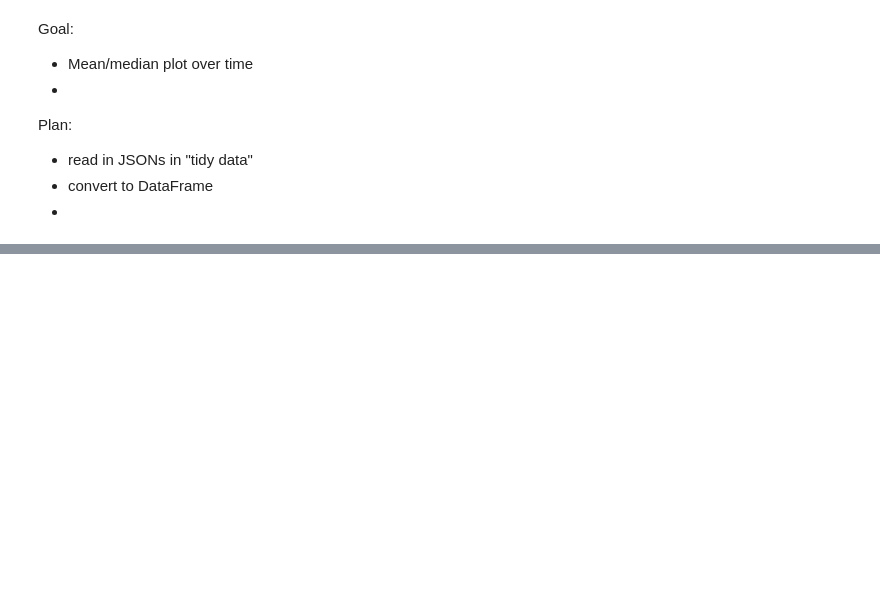
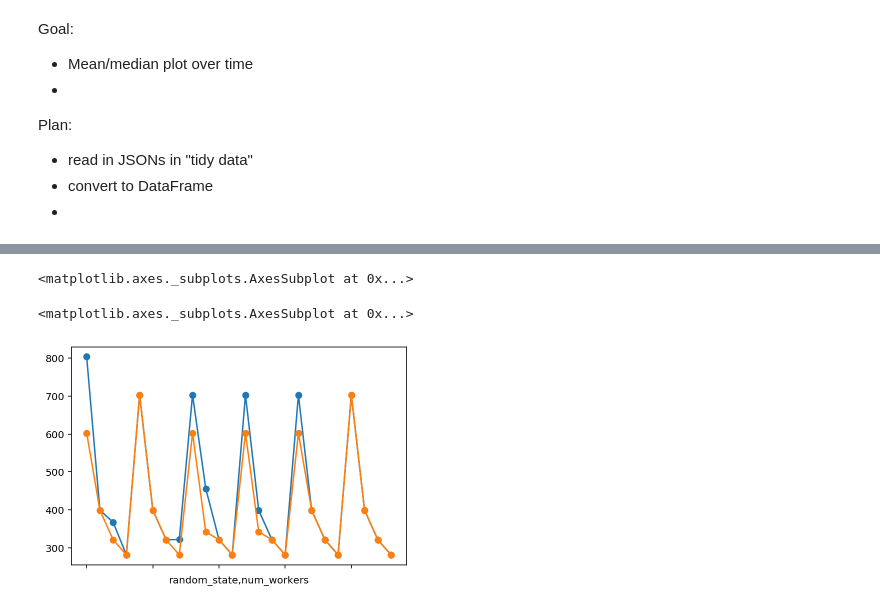
Before and after one commit to stsievert/dask-hyperband-comparison, a Jupyter notebook: image-denoising/Simulate-Viz.ipynb, the cells around one changed output, grey strips where cells are left out. Cells and saved outputs as stored; diff of their text form; code cells hidden in the pictures; blank space fills up the shorter version.

```diff
--- a/image-denoising/Simulate-Viz.ipynb
+++ b/image-denoising/Simulate-Viz.ipynb
@@ -84,0 +111,2 @@ df.head()
+# %%
+limits = df.groupby(["random_state", "patience", "num_workers"])["best_score"].max()
@@ -84,0 +133,15 @@ df.head()
+# %%
+# print(df.columns)
+fig, ax = plt.subplots()
+
+for patience in [False, True]:
+    show = df[df.patience == patience]
+    limits = show.groupby(["random_state", "num_workers"])["elapsed_wall_time (binned)"].max()
+    limits.plot(ax=ax, alpha=1.0, style="o-")
+#     limits.plot.bar(ax=ax, alpha=0.3, style="o-")
+
+# 400, 402, 403
+# %% [output]
+<matplotlib.axes._subplots.AxesSubplot at 0x...>
+<matplotlib.axes._subplots.AxesSubplot at 0x...>
+[figure, added]
```
Also changed, not shown: parts of 10 cells of this notebook, 3 other files.
